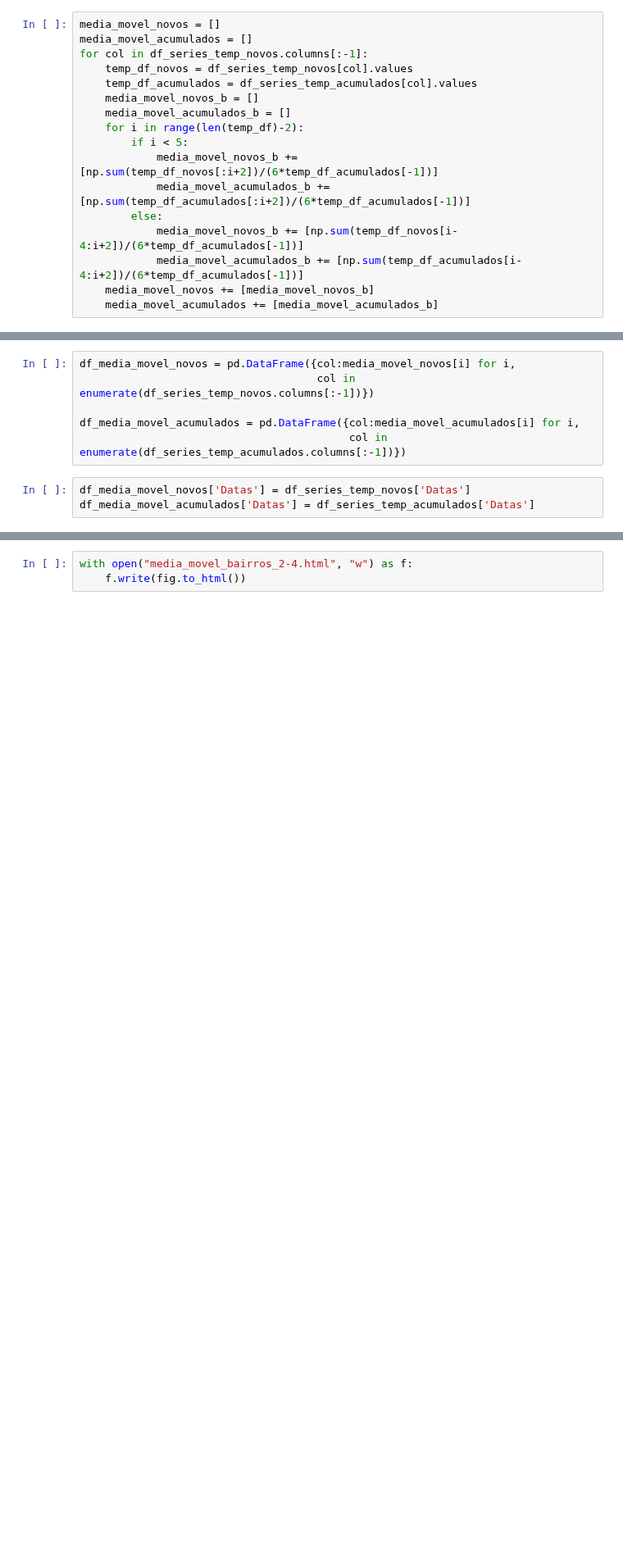
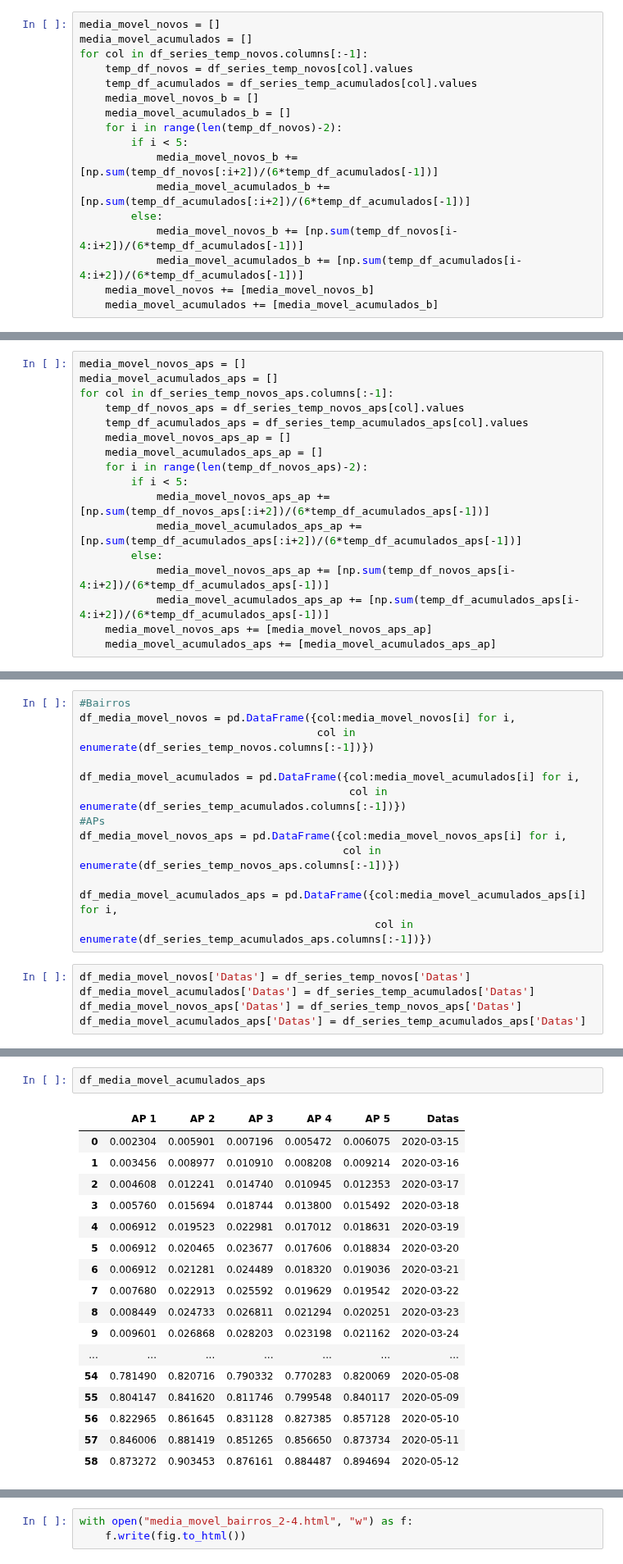
Before and after one commit to Modelagem-Covid-19-RJ/covid19, a Jupyter notebook: modelos/RJ/compartimental/geo_plot/series_temporais.ipynb, the cells around one changed output, grey strips where cells are left out. Shown at 82% size. Saved outputs shown, nothing was run; the diff lists cells and outputs as text; blank space fills up the shorter version.

```diff
--- a/modelos/RJ/compartimental/geo_plot/series_temporais.ipynb
+++ b/modelos/RJ/compartimental/geo_plot/series_temporais.ipynb
@@ -107,7 +137,7 @@ for col in df_series_temp_novos.columns[:-1]:
     temp_df_acumulados = df_series_temp_acumulados[col].values
     media_movel_novos_b = []
     media_movel_acumulados_b = []
-    for i in range(len(temp_df)-2):
+    for i in range(len(temp_df_novos)-2):
         if i < 5:
             media_movel_novos_b += [np.sum(temp_df_novos[:i+2])/(6*temp_df_acumulados[-1])]
             media_movel_acumulados_b += [np.sum(temp_df_acumulados[:i+2])/(6*temp_df_acumulados[-1])]
@@ -118,0 +151,17 @@ for col in df_series_temp_novos.columns[:-1]:
+# %%
+media_movel_novos_aps = []
+media_movel_acumulados_aps = []
+for col in df_series_temp_novos_aps.columns[:-1]:
+    temp_df_novos_aps = df_series_temp_novos_aps[col].values
+    temp_df_acumulados_aps = df_series_temp_acumulados_aps[col].values
+    media_movel_novos_aps_ap = []
+    media_movel_acumulados_aps_ap = []
+    for i in range(len(temp_df_novos_aps)-2):
+        if i < 5:
+            media_movel_novos_aps_ap += [np.sum(temp_df_novos_aps[:i+2])/(6*temp_df_acumulados_aps[-1])]
+            media_movel_acumulados_aps_ap += [np.sum(temp_df_acumulados_aps[:i+2])/(6*temp_df_acumulados_aps[-1])]
+        else:
+            media_movel_novos_aps_ap += [np.sum(temp_df_novos_aps[i-4:i+2])/(6*temp_df_acumulados_aps[-1])]
+            media_movel_acumulados_aps_ap += [np.sum(temp_df_acumulados_aps[i-4:i+2])/(6*temp_df_acumulados_aps[-1])]
+    media_movel_novos_aps += [media_movel_novos_aps_ap]
+    media_movel_acumulados_aps += [media_movel_acumulados_aps_ap]
@@ -119,9 +172,18 @@ for col in df_series_temp_novos.columns[:-1]:
 # %%
+#Bairros
 df_media_movel_novos = pd.DataFrame({col:media_movel_novos[i] for i,
                                      col in enumerate(df_series_temp_novos.columns[:-1])})
 
 df_media_movel_acumulados = pd.DataFrame({col:media_movel_acumulados[i] for i,
                                           col in enumerate(df_series_temp_acumulados.columns[:-1])})
+#APs
+df_media_movel_novos_aps = pd.DataFrame({col:media_movel_novos_aps[i] for i,
+                                         col in enumerate(df_series_temp_novos_aps.columns[:-1])})
+
+df_media_movel_acumulados_aps = pd.DataFrame({col:media_movel_acumulados_aps[i] for i,
+                                              col in enumerate(df_series_temp_acumulados_aps.columns[:-1])})
 # %%
 df_media_movel_novos['Datas'] = df_series_temp_novos['Datas']
 df_media_movel_acumulados['Datas'] = df_series_temp_acumulados['Datas']
+df_media_movel_novos_aps['Datas'] = df_series_temp_novos_aps['Datas']
+df_media_movel_acumulados_aps['Datas'] = df_series_temp_acumulados_aps['Datas']
@@ -149,3 +190,23 @@ df_media_movel_acumulados
+# %%
+df_media_movel_acumulados_aps
+# %% [output]
+|  | AP 1 | AP 2 | AP 3 | AP 4 | AP 5 | Datas |
+| 0 | 0.002304 | 0.005901 | 0.007196 | 0.005472 | 0.006075 | 2020-03-15 |
+| 1 | 0.003456 | 0.008977 | 0.010910 | 0.008208 | 0.009214 | 2020-03-16 |
+| 2 | 0.004608 | 0.012241 | 0.014740 | 0.010945 | 0.012353 | 2020-03-17 |
+| 3 | 0.005760 | 0.015694 | 0.018744 | 0.013800 | 0.015492 | 2020-03-18 |
+| 4 | 0.006912 | 0.019523 | 0.022981 | 0.017012 | 0.018631 | 2020-03-19 |
+| 5 | 0.006912 | 0.020465 | 0.023677 | 0.017606 | 0.018834 | 2020-03-20 |
+| 6 | 0.006912 | 0.021281 | 0.024489 | 0.018320 | 0.019036 | 2020-03-21 |
+| 7 | 0.007680 | 0.022913 | 0.025592 | 0.019629 | 0.019542 | 2020-03-22 |
+| 8 | 0.008449 | 0.024733 | 0.026811 | 0.021294 | 0.020251 | 2020-03-23 |
+| 9 | 0.009601 | 0.026868 | 0.028203 | 0.023198 | 0.021162 | 2020-03-24 |
+| ... | ... | ... | ... | ... | ... | ... |
+| 54 | 0.781490 | 0.820716 | 0.790332 | 0.770283 | 0.820069 | 2020-05-08 |
+| 55 | 0.804147 | 0.841620 | 0.811746 | 0.799548 | 0.840117 | 2020-05-09 |
+| 56 | 0.822965 | 0.861645 | 0.831128 | 0.827385 | 0.857128 | 2020-05-10 |
+| 57 | 0.846006 | 0.881419 | 0.851265 | 0.856650 | 0.873734 | 2020-05-11 |
+| 58 | 0.873272 | 0.903453 | 0.876161 | 0.884487 | 0.894694 | 2020-05-12 |
 # %%
 data_novos = []
 data_acumulados = []
```
Also changed, not shown: parts of 24 cells of this notebook, 4 other files.
